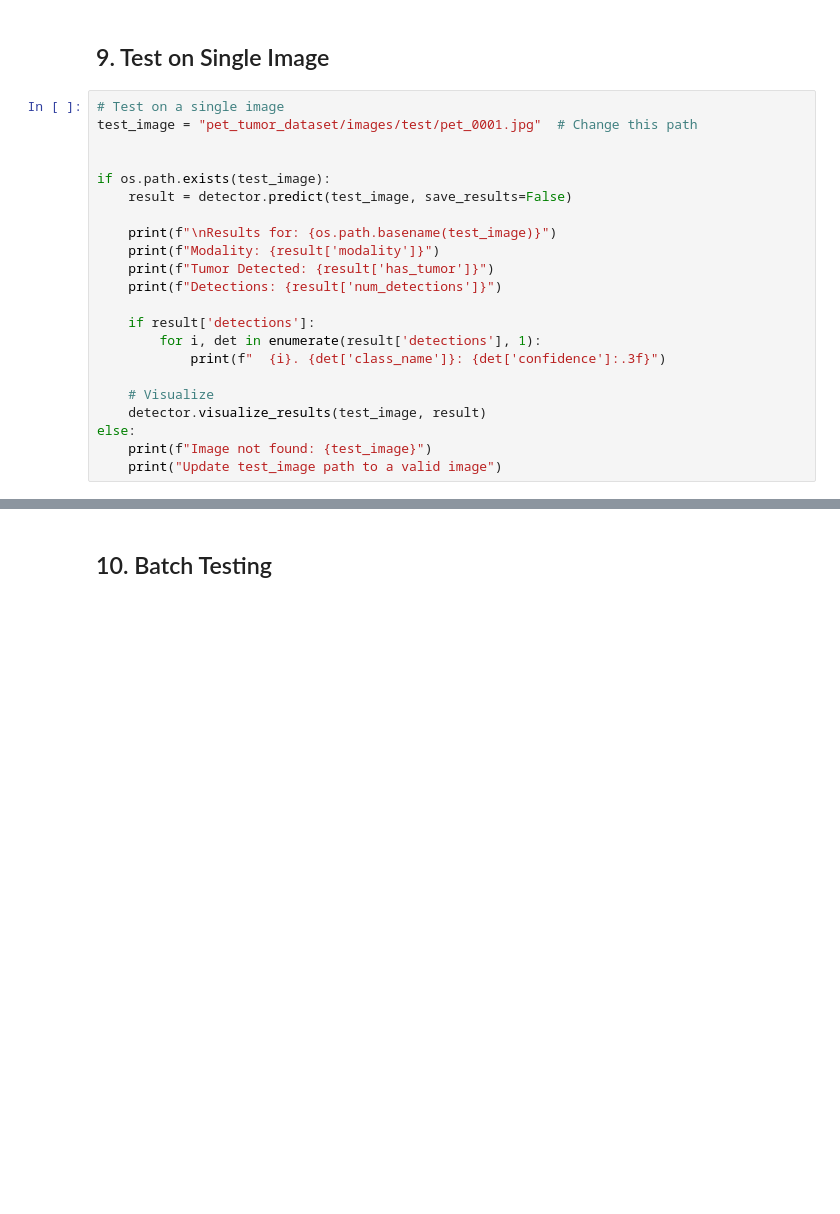
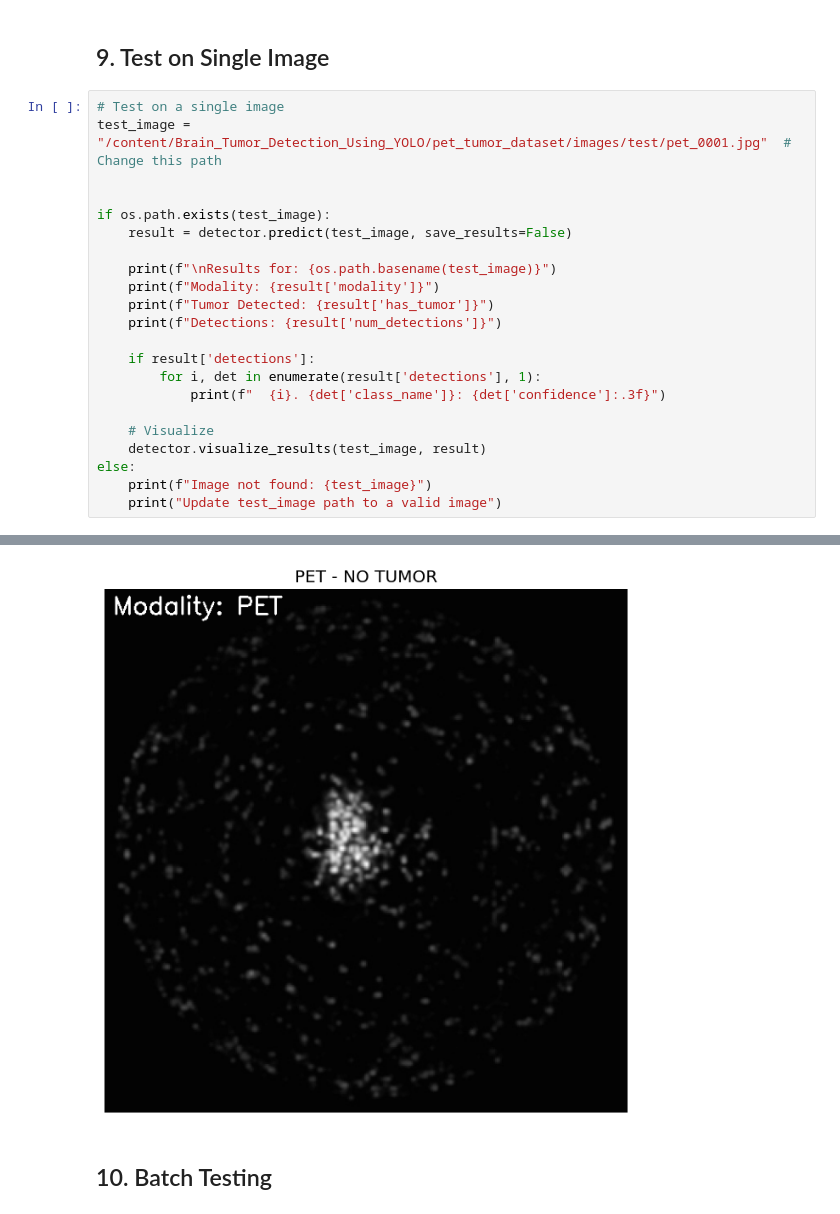
Before and after one commit to sabbirahmed404/Brain_lessions_Deep_Learning, a Jupyter notebook: multimodal-brain-tumor-detection.ipynb, the cells around one changed output, grey strips where cells are left out. Drawn from its saved outputs; the diff is of its cells as text; blank space fills up the shorter version.

```diff
--- a/multimodal-brain-tumor-detection.ipynb
+++ b/multimodal-brain-tumor-detection.ipynb
@@ -787,7 +811,7 @@ print("\n✅ Detector initialized!")
 ## 9. Test on Single Image
 # %%
 # Test on a single image
-test_image = "pet_tumor_dataset/images/test/pet_0001.jpg"  # Change this path
+test_image = "/content/Brain_Tumor_Detection_Using_YOLO/pet_tumor_dataset/images/test/pet_0001.jpg"  # Change this path
 
 
 if os.path.exists(test_image):
@@ -807,3 +831,4 @@ if os.path.exists(test_image):
 else:
     print(f"Image not found: {test_image}")
     print("Update test_image path to a valid image")
+# %% [output]
@@ -810,3 +844,4 @@ else:
+[figure, added]
 # %% [markdown]
 ## 10. Batch Testing
 # %%
```
Also changed, not shown: parts of 9 cells of this notebook.
